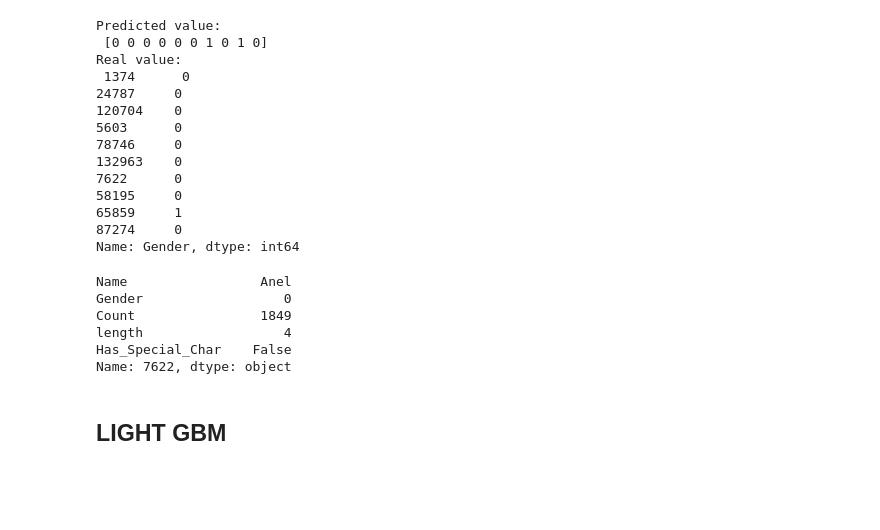
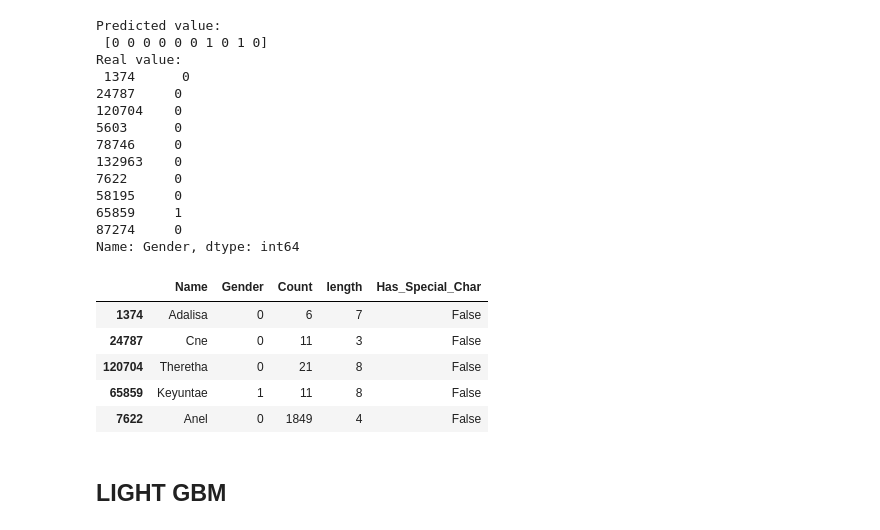
Before and after one commit to coldstrel/ML_project, a Jupyter notebook: ML_Project.ipynb, the cells around one changed output. Saved outputs shown, nothing was run; the diff lists cells and outputs as text; code cells hidden in the pictures; blank space fills up the shorter version.

Commit message:
list pred

```diff
--- a/ML_Project.ipynb
+++ b/ML_Project.ipynb
@@ -901,14 +901,15 @@ Real value:
 Name: Gender, dtype: int64
 # %%
 # 7622
-df_names.loc[7622]
+index_list = [1374,24787,120704,65859,7622]
+df_names.loc[index_list]
 # %% [output]
-Name                 Anel
-Gender                  0
-Count                1849
-length                  4
-Has_Special_Char    False
-Name: 7622, dtype: object
+|  | Name | Gender | Count | length | Has_Special_Char |
+| 1374 | Adalisa | 0 | 6 | 7 | False |
+| 24787 | Cne | 0 | 11 | 3 | False |
+| 120704 | Theretha | 0 | 21 | 8 | False |
+| 65859 | Keyuntae | 1 | 11 | 8 | False |
+| 7622 | Anel | 0 | 1849 | 4 | False |
 # %% [markdown]
 ## LIGHT GBM
 # %% [markdown]
```
